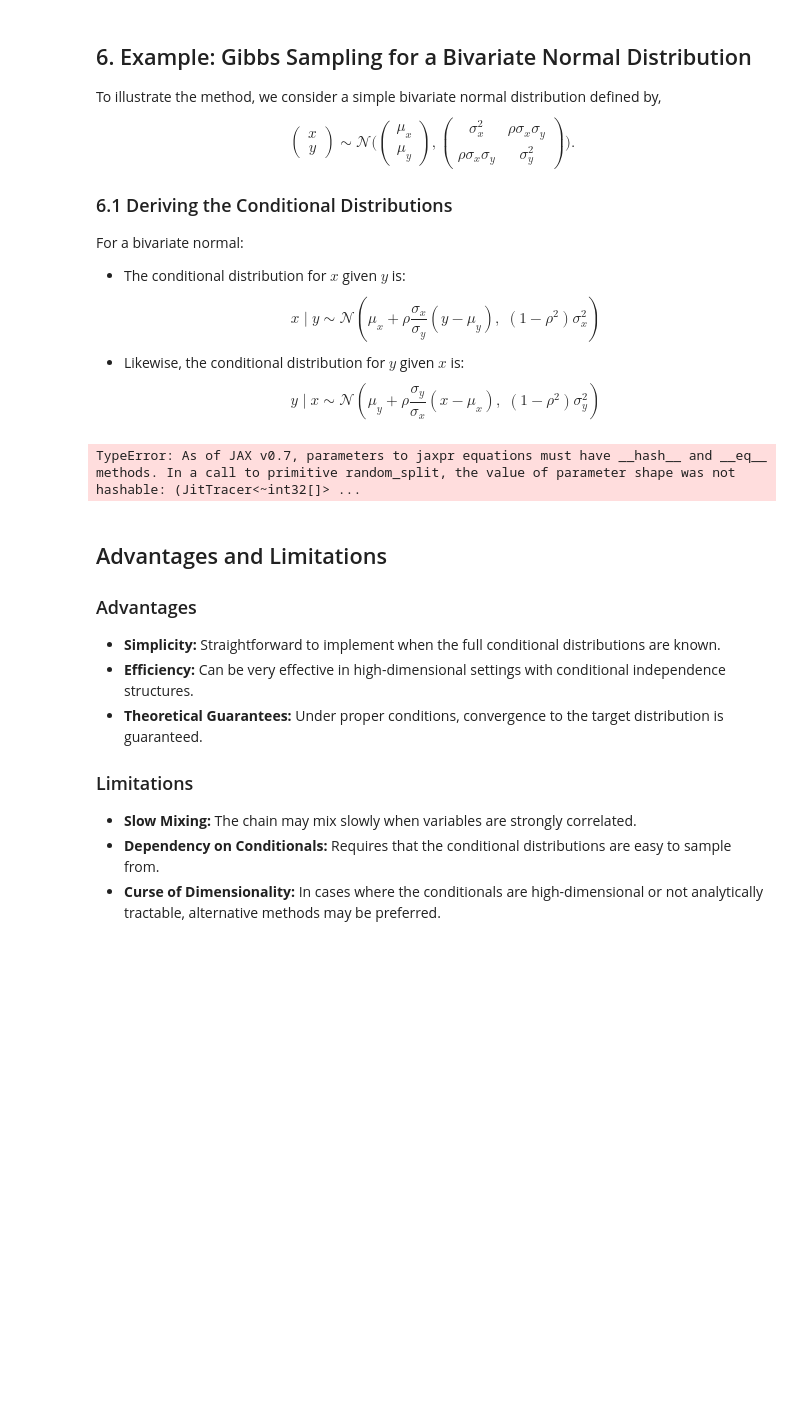
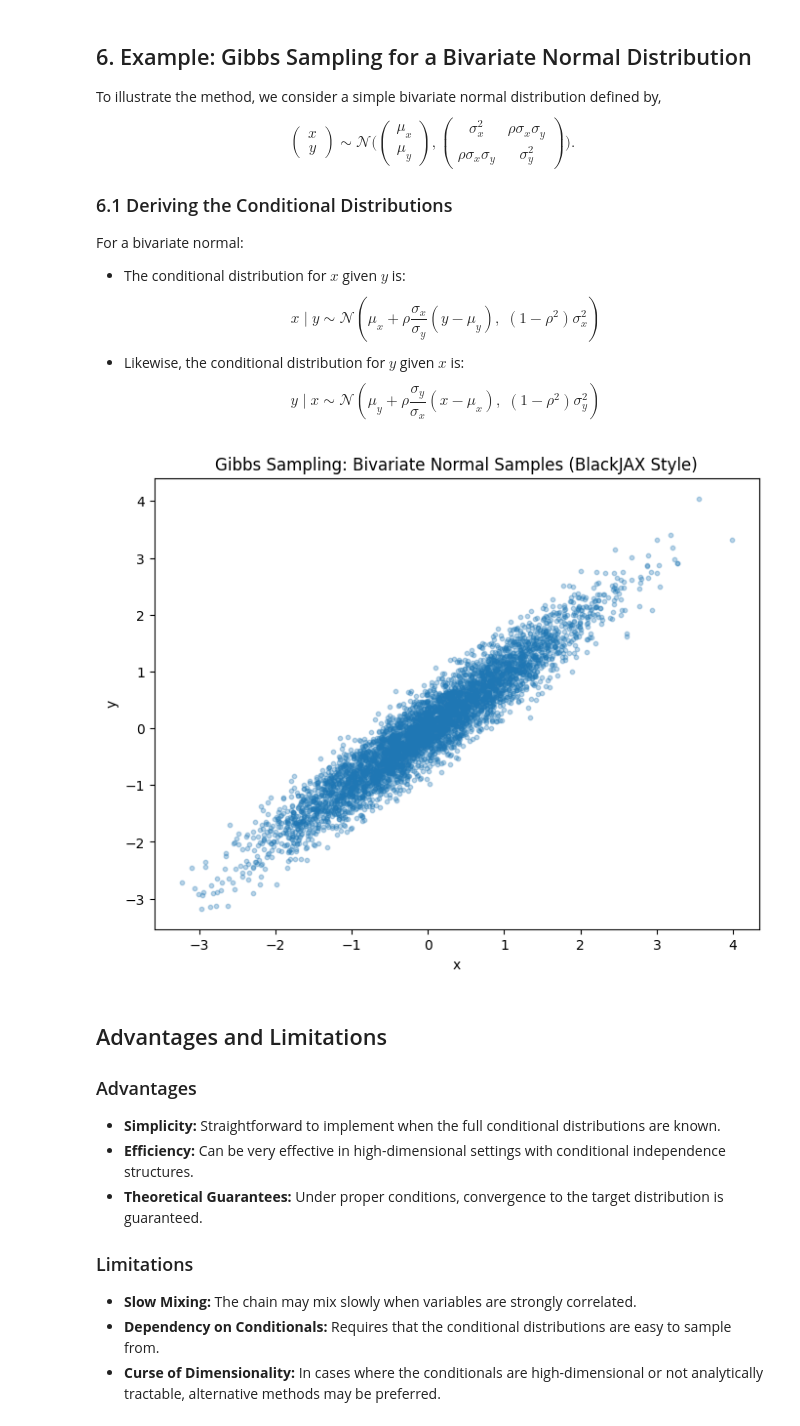
Before and after one commit to anhquan-truong/PM520, a Jupyter notebook: Lab_12_Gibbs_Sampling_AnhQuanTRUONG.ipynb, the cells around one changed output. Cells and saved outputs as stored; diff of their text form; code cells hidden in the pictures; blank space fills up the shorter version.

```diff
--- a/Lab_12_Gibbs_Sampling_AnhQuanTRUONG.ipynb
+++ b/Lab_12_Gibbs_Sampling_AnhQuanTRUONG.ipynb
@@ -99,7 +99,7 @@ import matplotlib.pyplot as plt
 # Set parameters for the bivariate normal distribution
 mu_x, mu_y = 0.0, 0.0
 sigma_x, sigma_y = 1.0, 1.0
-rho = 0.8
+rho = 0.95
 n_samples = 5000
 
 def gibbs_step(state, key):
@@ -116,6 +116,7 @@ def gibbs_step(state, key):
     # Split the key for independent randomness for each conditional sample
     key_x, key_y = random.split(key)
 
+
     # Sample x given y
     mu_cond_x = mu_x + rho * (sigma_x / sigma_y) * (y - mu_y)
     sigma_cond_x = jnp.sqrt((1 - rho**2) * sigma_x**2)
@@ -128,7 +129,7 @@ def gibbs_step(state, key):
 
     return (x_new, y_new)
 
-@jit
+
 def run_gibbs(key, initial_state, n_samples):
     """
     Runs the Gibbs sampler for n_samples iterations using jax.lax.scan.
@@ -145,34 +146,35 @@ def run_gibbs(key, initial_state, n_samples):
 
     def scan_body(state, key):
         new_state = gibbs_step(state, key)
         # The output of scan (new state) is collected; here we also output new_state.
         return new_state, new_state
 
     final_state, states = lax.scan(scan_body, initial_state, keys)
     return states
 
+
 # Set up the PRNG key and initial state
 seed = 42
 key = random.PRNGKey(seed)
 initial_state = (0.0, 0.0)
 
 # Run the Gibbs sampler
 states = run_gibbs(key, initial_state, n_samples)
 x_samples, y_samples = states  # each is a JAX array of shape (n_samples,)
 
 # Transfer arrays from device to host for plotting
 x_samples = jax.device_get(x_samples)
 y_samples = jax.device_get(y_samples)
 
 # Plot the samples
 plt.figure(figsize=(8, 6))
 plt.scatter(x_samples, y_samples, alpha=0.3, s=10)
 plt.xlabel("x")
 plt.ylabel("y")
 plt.title("Gibbs Sampling: Bivariate Normal Samples (BlackJAX Style)")
 plt.show()
 # %% [output]
-TypeError: As of JAX v0.7, parameters to jaxpr equations must have __hash__ and __eq__ methods. In a call to primitive random_split, the value of parameter shape was not hashable: (JitTracer<~int32[]> ...
+[figure, added]
 # %% [markdown]
 ## Advantages and Limitations
 
```
